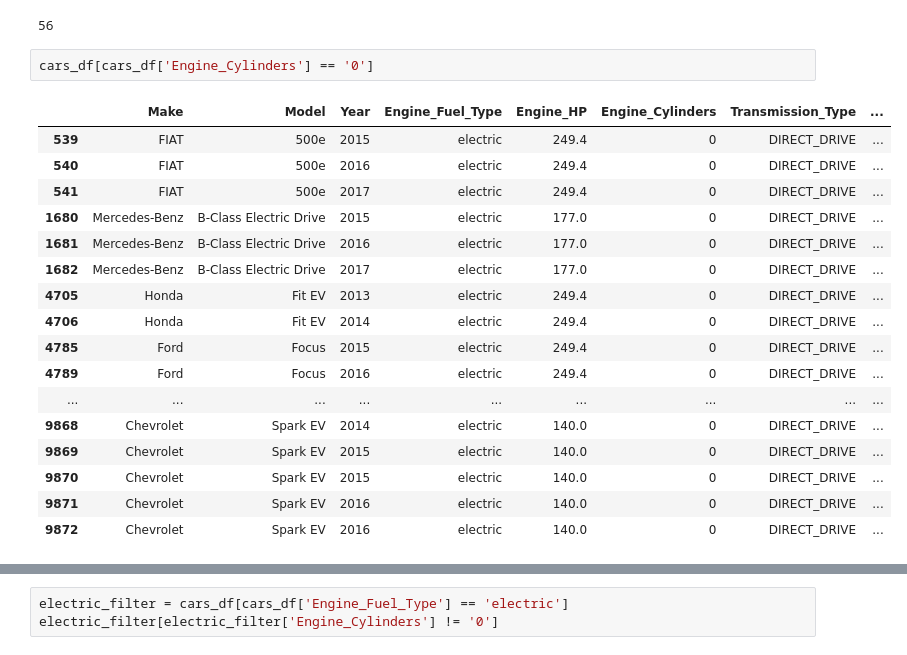
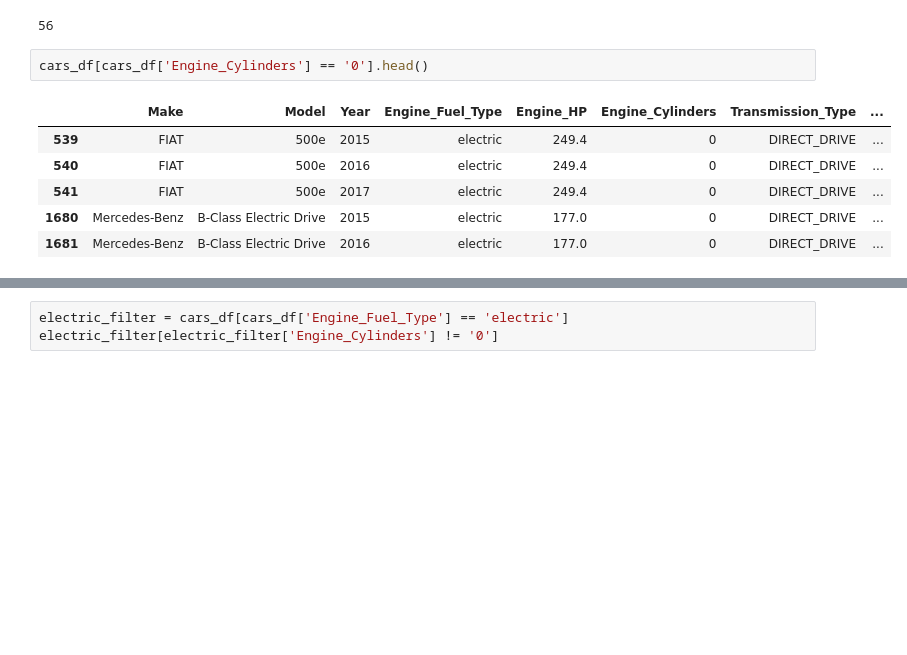
Before and after one commit to magdalenadubicka/EDA-Car-Features-and-MSRP, a Jupyter notebook: EDA - Car Features and MSRP.ipynb, the cells around one changed output, grey strips where cells are left out. Saved outputs shown, nothing was run; the diff lists cells and outputs as text; blank space fills up the shorter version.

```diff
--- a/EDA - Car Features and MSRP.ipynb
+++ b/EDA - Car Features and MSRP.ipynb
@@ -322,24 +305,13 @@ len(cars_df[cars_df['Engine_Cylinders'] == '0'])
 # %% [output]
 56
 # %%
-cars_df[cars_df['Engine_Cylinders'] == '0']
+cars_df[cars_df['Engine_Cylinders'] == '0'].head()
 # %% [output]
 |  | Make | Model | Year | Engine_Fuel_Type | Engine_HP | Engine_Cylinders | Transmission_Type | ... |
 | 539 | FIAT | 500e | 2015 | electric | 249.4 | 0 | DIRECT_DRIVE | ... |
 | 540 | FIAT | 500e | 2016 | electric | 249.4 | 0 | DIRECT_DRIVE | ... |
 | 541 | FIAT | 500e | 2017 | electric | 249.4 | 0 | DIRECT_DRIVE | ... |
 | 1680 | Mercedes-Benz | B-Class Electric Drive | 2015 | electric | 177.0 | 0 | DIRECT_DRIVE | ... |
 | 1681 | Mercedes-Benz | B-Class Electric Drive | 2016 | electric | 177.0 | 0 | DIRECT_DRIVE | ... |
-| 1682 | Mercedes-Benz | B-Class Electric Drive | 2017 | electric | 177.0 | 0 | DIRECT_DRIVE | ... |
-| 4705 | Honda | Fit EV | 2013 | electric | 249.4 | 0 | DIRECT_DRIVE | ... |
-| 4706 | Honda | Fit EV | 2014 | electric | 249.4 | 0 | DIRECT_DRIVE | ... |
-| 4785 | Ford | Focus | 2015 | electric | 249.4 | 0 | DIRECT_DRIVE | ... |
-| 4789 | Ford | Focus | 2016 | electric | 249.4 | 0 | DIRECT_DRIVE | ... |
-| ... | ... | ... | ... | ... | ... | ... | ... | ... |
-| 9868 | Chevrolet | Spark EV | 2014 | electric | 140.0 | 0 | DIRECT_DRIVE | ... |
-| 9869 | Chevrolet | Spark EV | 2015 | electric | 140.0 | 0 | DIRECT_DRIVE | ... |
-| 9870 | Chevrolet | Spark EV | 2015 | electric | 140.0 | 0 | DIRECT_DRIVE | ... |
-| 9871 | Chevrolet | Spark EV | 2016 | electric | 140.0 | 0 | DIRECT_DRIVE | ... |
-| 9872 | Chevrolet | Spark EV | 2016 | electric | 140.0 | 0 | DIRECT_DRIVE | ... |
 # %%
 pd.set_option('display.max_rows', None)
```
Also changed, not shown: parts of 79 cells of this notebook.
